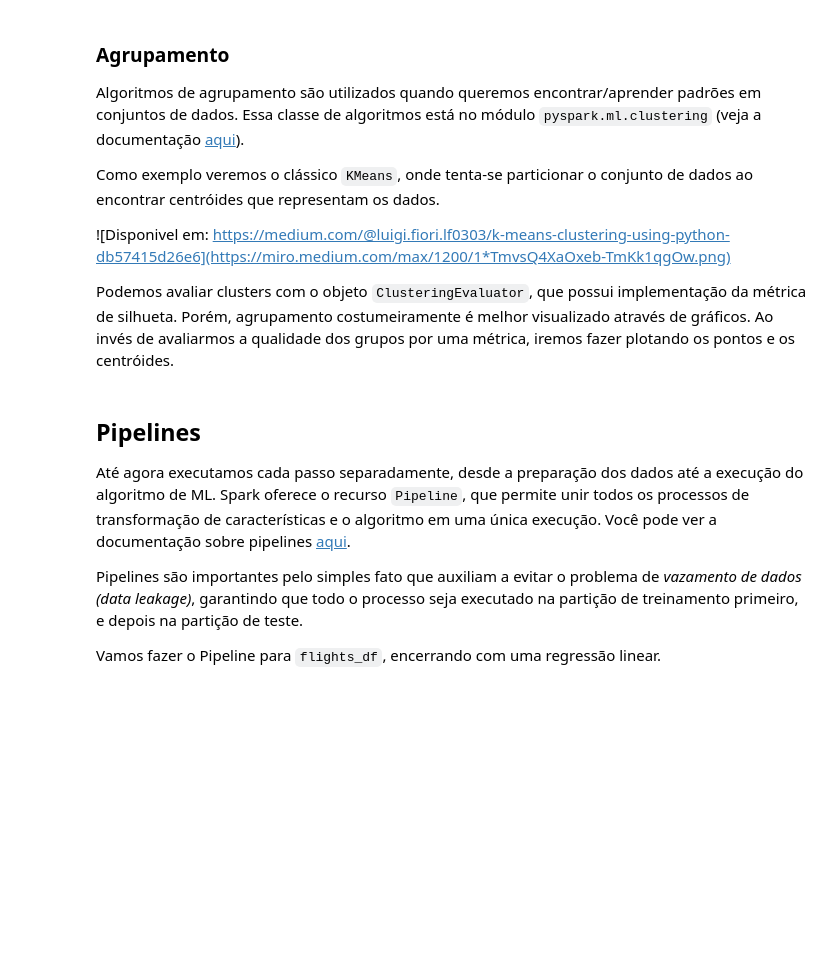
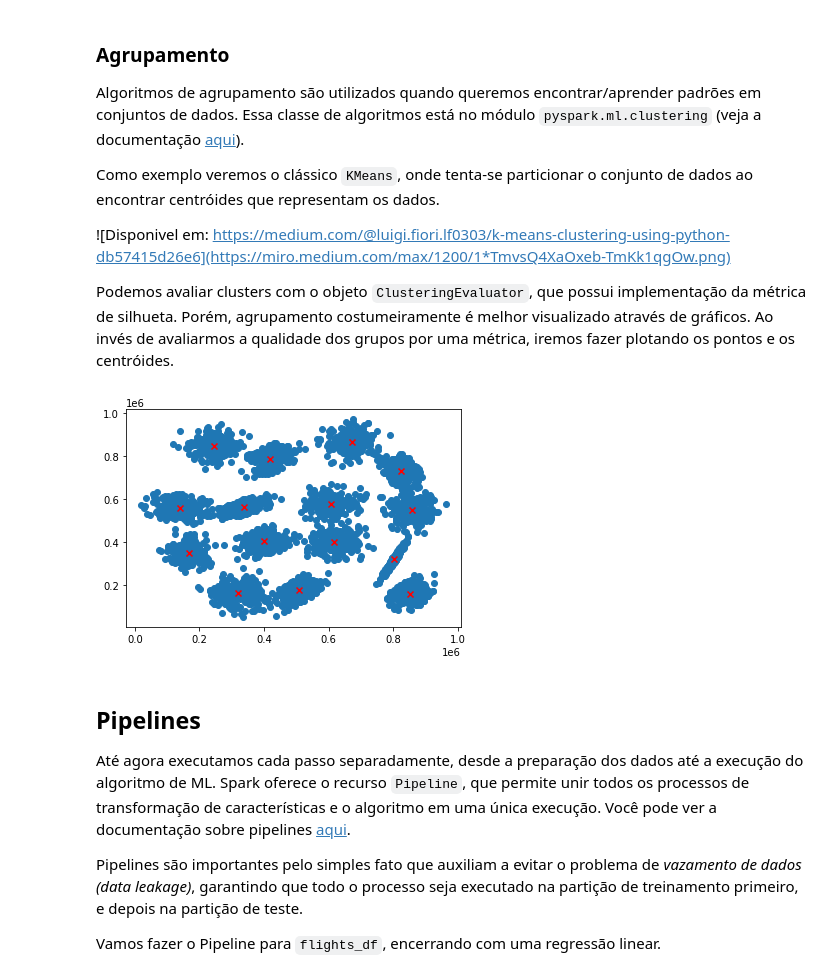
Before and after one commit to RafaelDaddio/BigDataAulasPUC, a Jupyter notebook: Aula 4/Aprendizado de Máquina com PySpark - Resolvido.ipynb, the cells around one changed output. Saved outputs shown, nothing was run; the diff lists cells and outputs as text; code cells hidden in the pictures; blank space fills up the shorter version.

Commit message:
Adicionando resolução aula 4

```diff
--- a/Aula 4/Aprendizado de Máquina com PySpark - Resolvido.ipynb
+++ b/Aula 4/Aprendizado de Máquina com PySpark - Resolvido.ipynb
@@ -562,13 +677,37 @@ Como exemplo veremos o clássico `KMeans`, onde tenta-se particionar o conjunto
 
 Podemos avaliar clusters com o objeto `ClusteringEvaluator`, que possui implementação da métrica de silhueta. Porém, agrupamento costumeiramente é melhor visualizado através de gráficos. Ao invés de avaliarmos a qualidade dos grupos por uma métrica, iremos fazer plotando os pontos e os centróides.
 # %%
+from pyspark.ml.clustering import KMeans
+import pandas as pd
+import matplotlib.pyplot as plt
+
 #ler points.csv
+points_df = spark.read.csv('file:///home/bigdata-vm/Desktop/BigDataAulasPUC/Datasets/points.csv', inferSchema=True,
+                          sep='\t')
 
 #visualizar dataset
+points_pd = points_df.toPandas()
+points_pd.head()
+
+#plt.scatter(points_pd['_c0'], points_pd['_c1'])
+#plt.show()
 
 #rodar kmeans
+points_vec = VectorAssembler(inputCols=['_c0', '_c1'], outputCol='features').transform(points_df)
+
+kmeans = KMeans(k=15, seed=123, featuresCol='features')
+model = kmeans.fit(points_vec)
+preds_kmeans = model.transform(points_vec)
 
 #visualizar
+centers = model.clusterCenters()
+centers_pd = pd.DataFrame(centers)
+
+plt.scatter(points_pd['_c0'], points_pd['_c1'])
+plt.scatter(centers_pd[0], centers_pd[1], color='red', marker='x')
+plt.show()
+# %% [output]
+[figure, added]
 # %% [markdown]
 ## Pipelines
 
```
Also changed, not shown: parts of 12 cells of this notebook.
